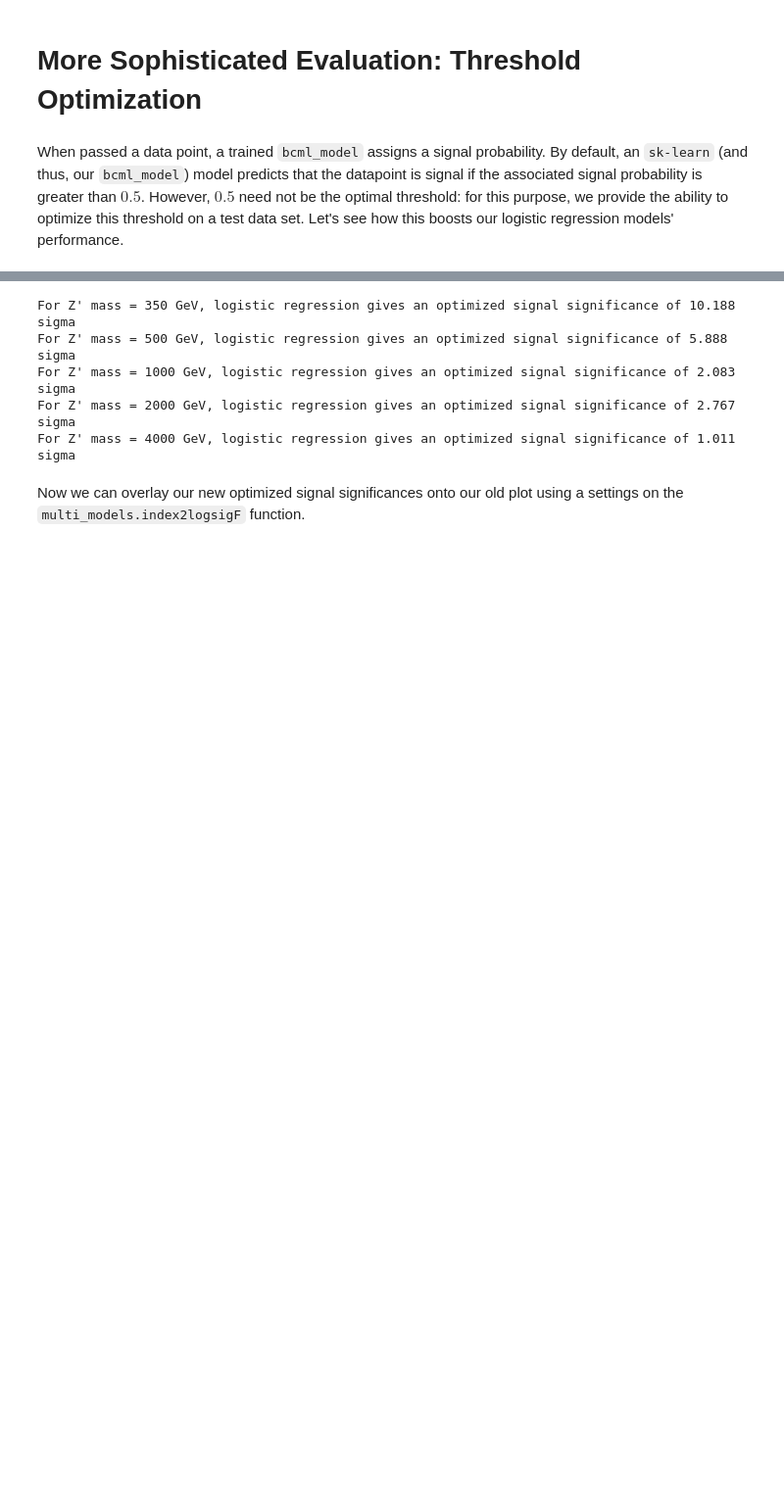
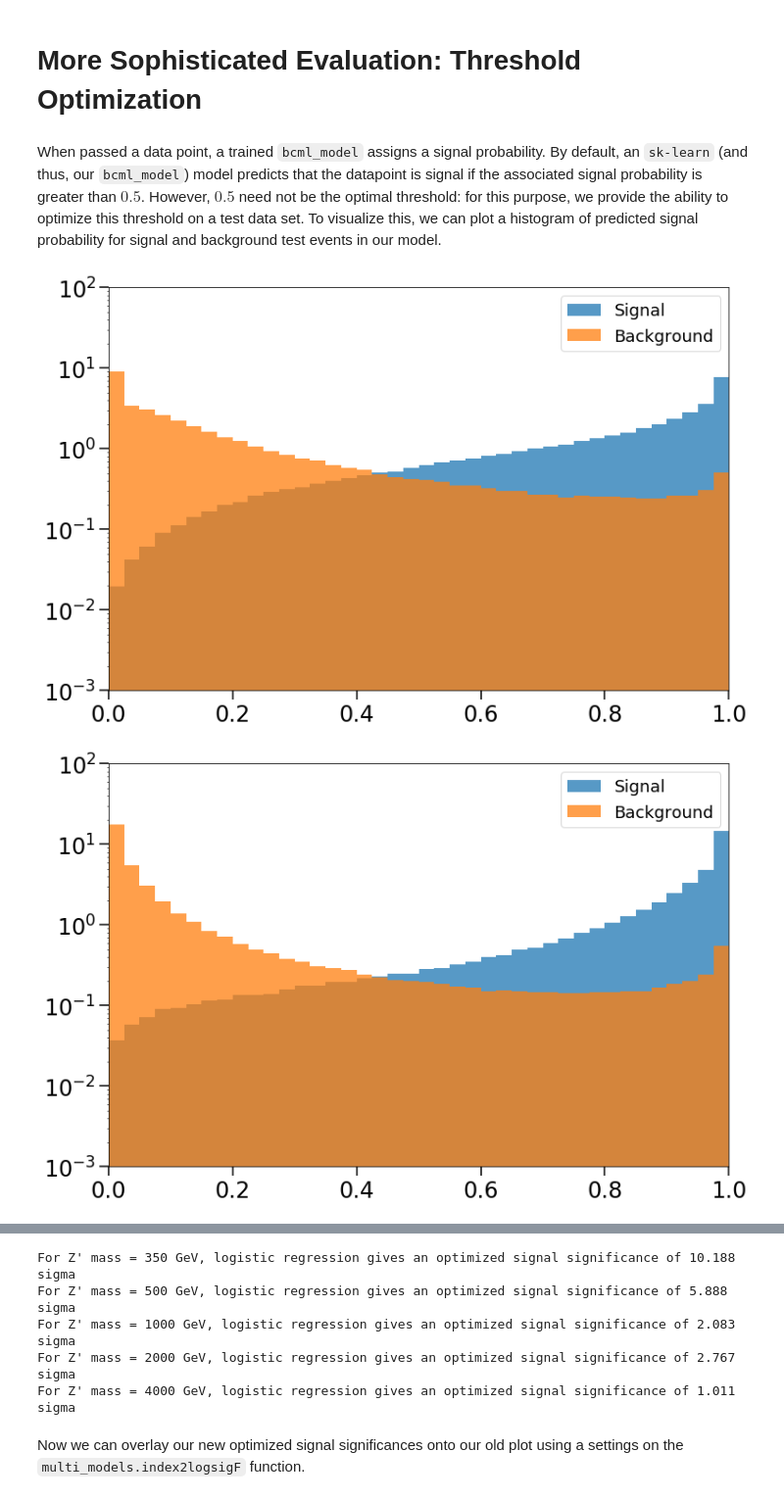
Before and after one commit to sheride/bcml4pheno, a Jupyter notebook: full_example.ipynb, the cells around one changed output, grey strips where cells are left out. Shown: that part at 98% size. Saved outputs shown, nothing was run; the diff lists cells and outputs as text; code cells hidden in the pictures; blank space fills up the shorter version.

```diff
--- a/full_example.ipynb
+++ b/full_example.ipynb
@@ -117,0 +112,4 @@ logreg_m4T_model = refresh_model(logreg_m4T_model)
+# %%
+for model, mass, signal_yield in zip(models, masses, signal_yields):
+    significance = model.significance(signal_yield, background_yield, sepbg=False)
+    print(f"For Z' mass = {mass} GeV, logistic regression gives a signal significance of {round(significance, 3)} sigma")
@@ -153,4 +157,19 @@ with plt.rc_context(get_settings()):
 # %% [markdown]
 # More Sophisticated Evaluation: Threshold Optimization
 # %% [markdown]
-When passed a data point, a trained `bcml_model` assigns a signal probability. By default, an `sk-learn` (and thus, our `bcml_model`) model predicts that the datapoint is signal if the associated signal probability is greater than $0.5$. However, $0.5$ need not be the optimal threshold: for this purpose, we provide the ability to optimize this threshold on a test data set. Let's see how this boosts our logistic regression models' performance.
+When passed a data point, a trained `bcml_model` assigns a signal probability. By default, an `sk-learn` (and thus, our `bcml_model`) model predicts that the datapoint is signal if the associated signal probability is greater than $0.5$. However, $0.5$ need not be the optimal threshold: for this purpose, we provide the ability to optimize this threshold on a test data set. To visualize this, we can plot a histogram of predicted signal probability for signal and background test events in our model.
+# %%
+background_names = ['Higgs', '4 Tops', 'No Higgs']
+with plt.rc_context(get_settings()):
+    for i, model in enumerate(models):
+        plt.figure(i)
+        bin_edges, sig_bins, bg_bins = model.predict_hist(num_bins=40, sepbg=False)
+        plt.bar(bin_edges[:-1], sig_bins, width=np.diff(bin_edges), alpha=0.75, align="edge", label="Signal")
+        plt.bar(bin_edges[:-1], bg_bins, width=np.diff(bin_edges), alpha=0.75, align="edge", label="Background")
+        plt.yscale('log')
+        plt.gca().set_ylim(10**-3, 10**2)
+        plt.gca().set_xlim(0, 1)
+        plt.legend()
+# %% [output]
+[figure, added]
+[figure, added]
```
Also changed, not shown: parts of 55 cells of this notebook, 7 other files.
